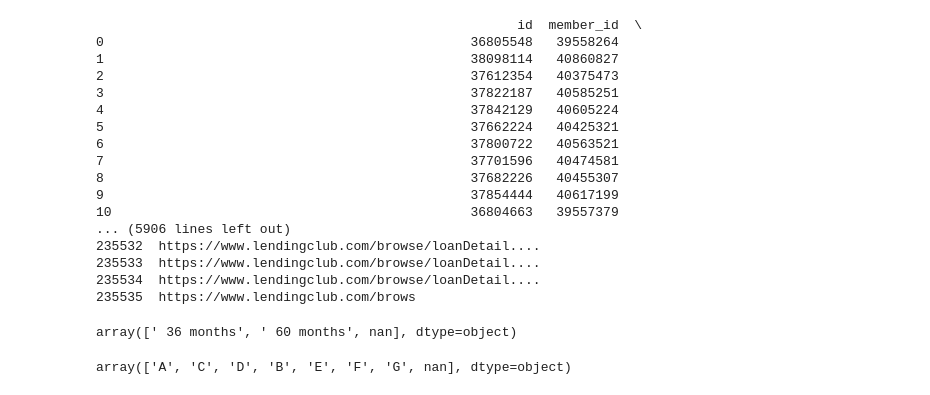
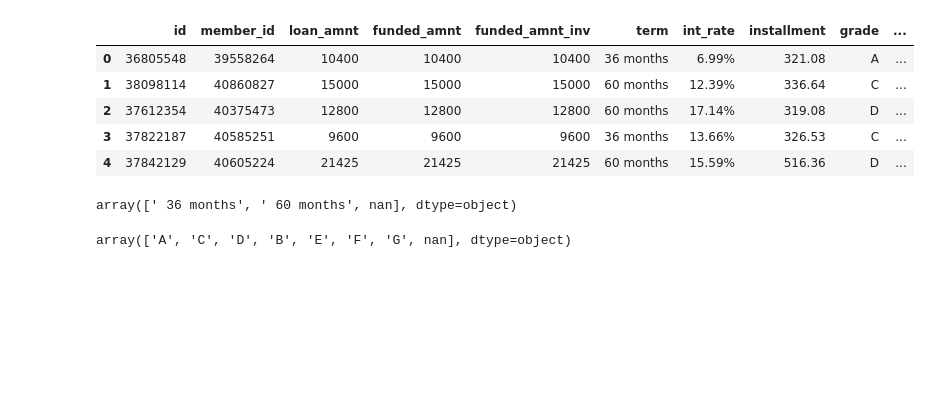
Before and after one commit to mschoeffler1/ds_portfolio, a Jupyter notebook: lending_club/LendingClub.ipynb, the cells around one changed output. Drawn from its saved outputs; the diff is of its cells as text; code cells hidden in the pictures; blank space fills up the shorter version.

```diff
--- a/lending_club/LendingClub.ipynb
+++ b/lending_club/LendingClub.ipynb
@@ -1,44 +1,34 @@
 # %%
 import pandas as pd
 pd.set_option('display.max_columns', 100)
 %matplotlib inline
 # 2013-2014 loan data - files are available from deeper history
 past_loans = pd.read_csv('LoanStats3c_securev1.csv', header = 1)
 past_loans['term'] = past_loans['term'].astype('category')
 past_loans['grade'] = past_loans['grade'].astype('category')
 past_loans['sub_grade'] = past_loans['sub_grade'].astype('category')
 past_loans['home_ownership'] = past_loans['home_ownership'].astype('category')
 past_loans['verification_status'] = past_loans['verification_status'].astype('category')
 past_loans['loan_status'] = past_loans['loan_status'].astype('category')
 past_loans['pymnt_plan'] = past_loans['pymnt_plan'].astype('category')
 past_loans['purpose'] = past_loans['purpose'].astype('category')
 past_loans['application_type'] = past_loans['application_type'].astype('category')
 past_loans['issue_d'] = pd.to_datetime(past_loans['issue_d'])
 past_loans['earliest_cr_line'] = pd.to_datetime(past_loans['earliest_cr_line'])
 past_loans['last_pymnt_d'] = pd.to_datetime(past_loans['last_pymnt_d'])
 past_loans['next_pymnt_d'] = pd.to_datetime(past_loans['next_pymnt_d'])
 past_loans['last_credit_pull_d'] = pd.to_datetime(past_loans['last_credit_pull_d'])
 past_loans['issue_d'] = pd.to_datetime(past_loans['issue_d'])
 past_loans=past_loans.dropna(axis=1,how='all')
 past_loans.drop('application_type',axis = 1) # only contains "individual"
+past_loans.head()
 # %% [output]
-                                                      id  member_id  \
-0                                               36805548   39558264
-1                                               38098114   40860827
-2                                               37612354   40375473
-3                                               37822187   40585251
-4                                               37842129   40605224
-5                                               37662224   40425321
-6                                               37800722   40563521
-7                                               37701596   40474581
-8                                               37682226   40455307
-9                                               37854444   40617199
-10                                              36804663   39557379
-... (5906 lines left out)
-235532  https://www.lendingclub.com/browse/loanDetail....
-235533  https://www.lendingclub.com/browse/loanDetail....
-235534  https://www.lendingclub.com/browse/loanDetail....
-235535  https://www.lendingclub.com/brows
+|  | id | member_id | loan_amnt | funded_amnt | funded_amnt_inv | term | int_rate | installment | grade | ... |
+| 0 | 36805548 | 39558264 | 10400 | 10400 | 10400 | 36 months | 6.99% | 321.08 | A | ... |
+| 1 | 38098114 | 40860827 | 15000 | 15000 | 15000 | 60 months | 12.39% | 336.64 | C | ... |
+| 2 | 37612354 | 40375473 | 12800 | 12800 | 12800 | 60 months | 17.14% | 319.08 | D | ... |
+| 3 | 37822187 | 40585251 | 9600 | 9600 | 9600 | 36 months | 13.66% | 326.53 | C | ... |
+| 4 | 37842129 | 40605224 | 21425 | 21425 | 21425 | 60 months | 15.59% | 516.36 | D | ... |
 # %%
 pd.unique(past_loans['term'])
 # %% [output]
```
Also changed, not shown: parts of 1 cell of this notebook.
